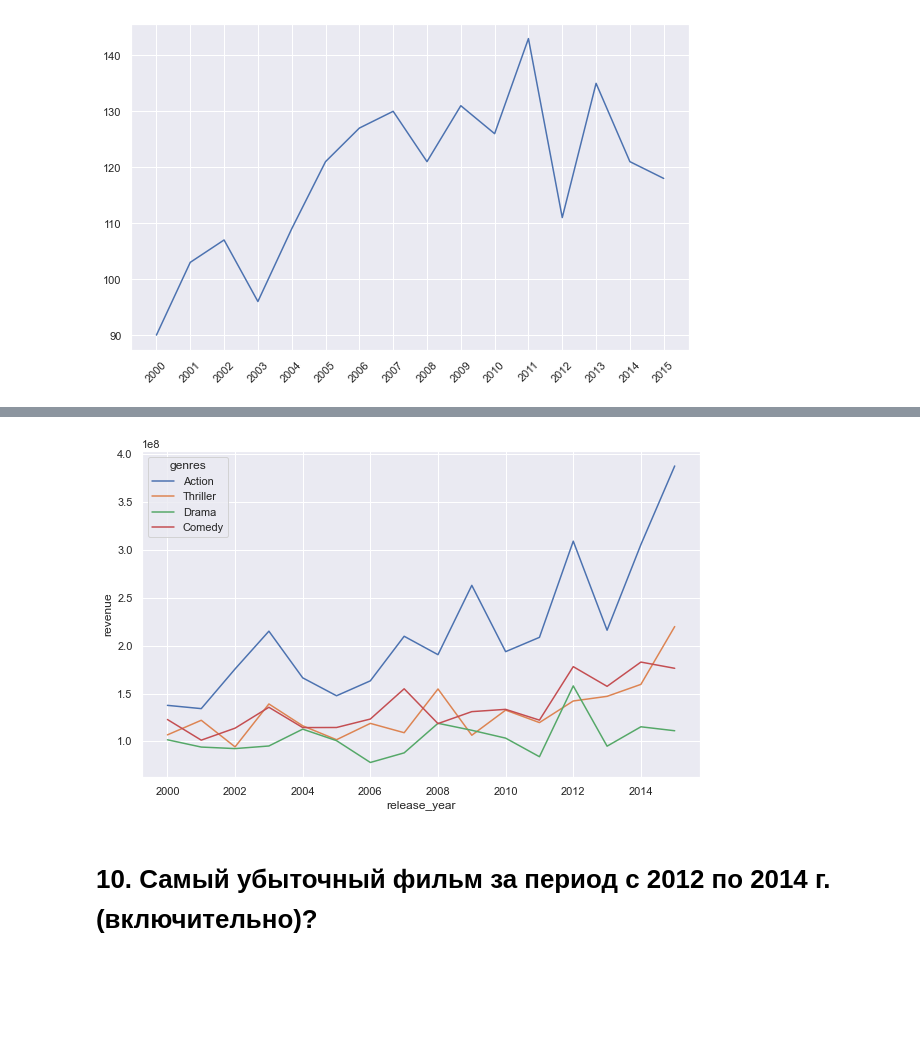
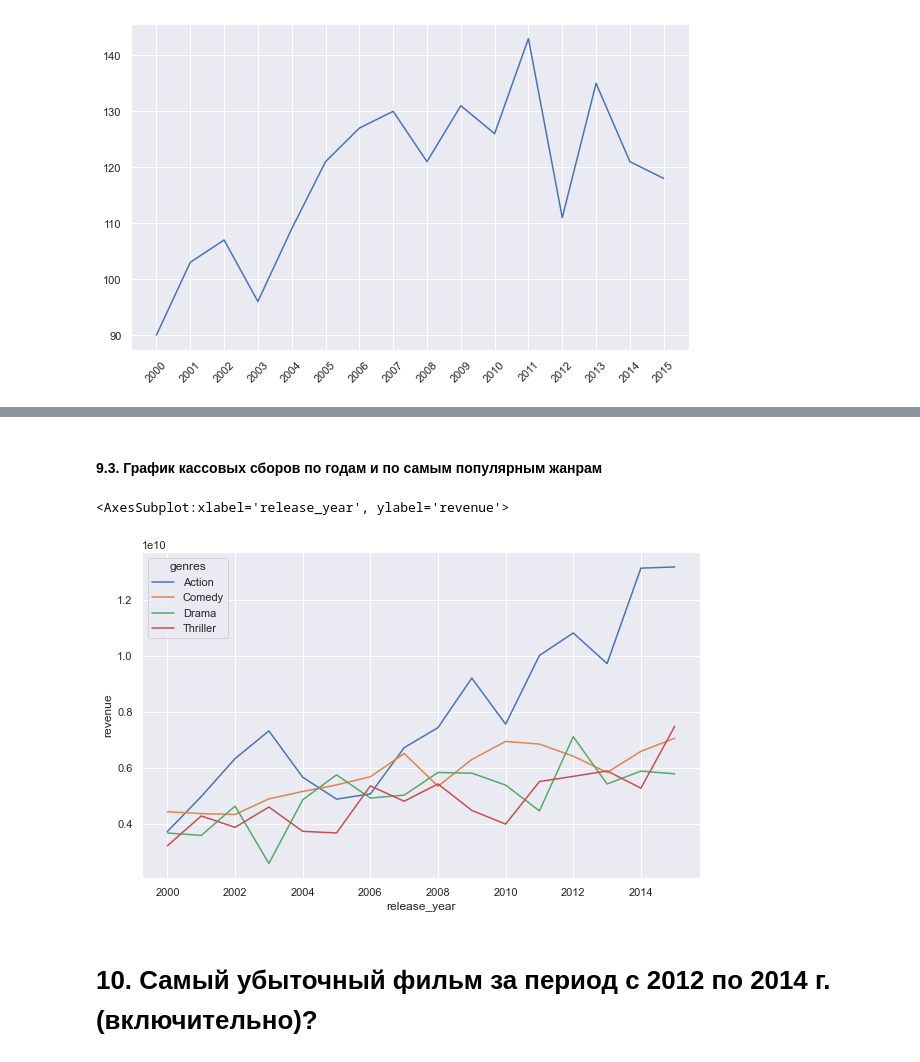
Before and after one commit to artkel/module_1, a Jupyter notebook: Movies_IMBD_v4.1_TEMPLATE.ipynb, the cells around one changed output, grey strips where cells are left out. Cells and saved outputs as stored; diff of their text form; code cells hidden in the pictures; blank space fills up the shorter version.

Commit message:
new plots & some polishing

```diff
--- a/Movies_IMBD_v4.1_TEMPLATE.ipynb
+++ b/Movies_IMBD_v4.1_TEMPLATE.ipynb
@@ -354,9 +395,14 @@ data_new[data_new.release_year == 2012].revenue.sum()
+# %% [markdown]
+#### 9.3. График кассовых сборов по годам и по самым популярным жанрам
 # %%
-# График кассовых сборов по годам и по жанрам
-data_gen_top = data_gen[data_gen.genres.isin(["Drama", "Comedy", "Thriller", "Action"])]
-ax1 = sns.lineplot(x='release_year', y='revenue', data = data_gen_top, hue="genres", ci=None, markers=True)
+data_gen_top = data_gen[data_gen.genres.isin(["Drama", "Comedy", "Thriller", "Action"])].groupby(["release_year", "genres"]).revenue.sum()
+data_gen_top = pd.DataFrame(data_gen_top)
+sns.lineplot(x='release_year', y='revenue', data = data_gen_top, hue="genres", ci=None, markers=True)
+
+# Охотнее всего идут на фильмы в жанре Action
 # %% [output]
+<AxesSubplot:xlabel='release_year', ylabel='revenue'>
-[figure, old version]
+[figure, new version]
 # %% [markdown]
 # 10. Самый убыточный фильм за период с 2012 по 2014 г. (включительно)?
 # %%
```
Also changed, not shown: parts of 31 cells of this notebook.
